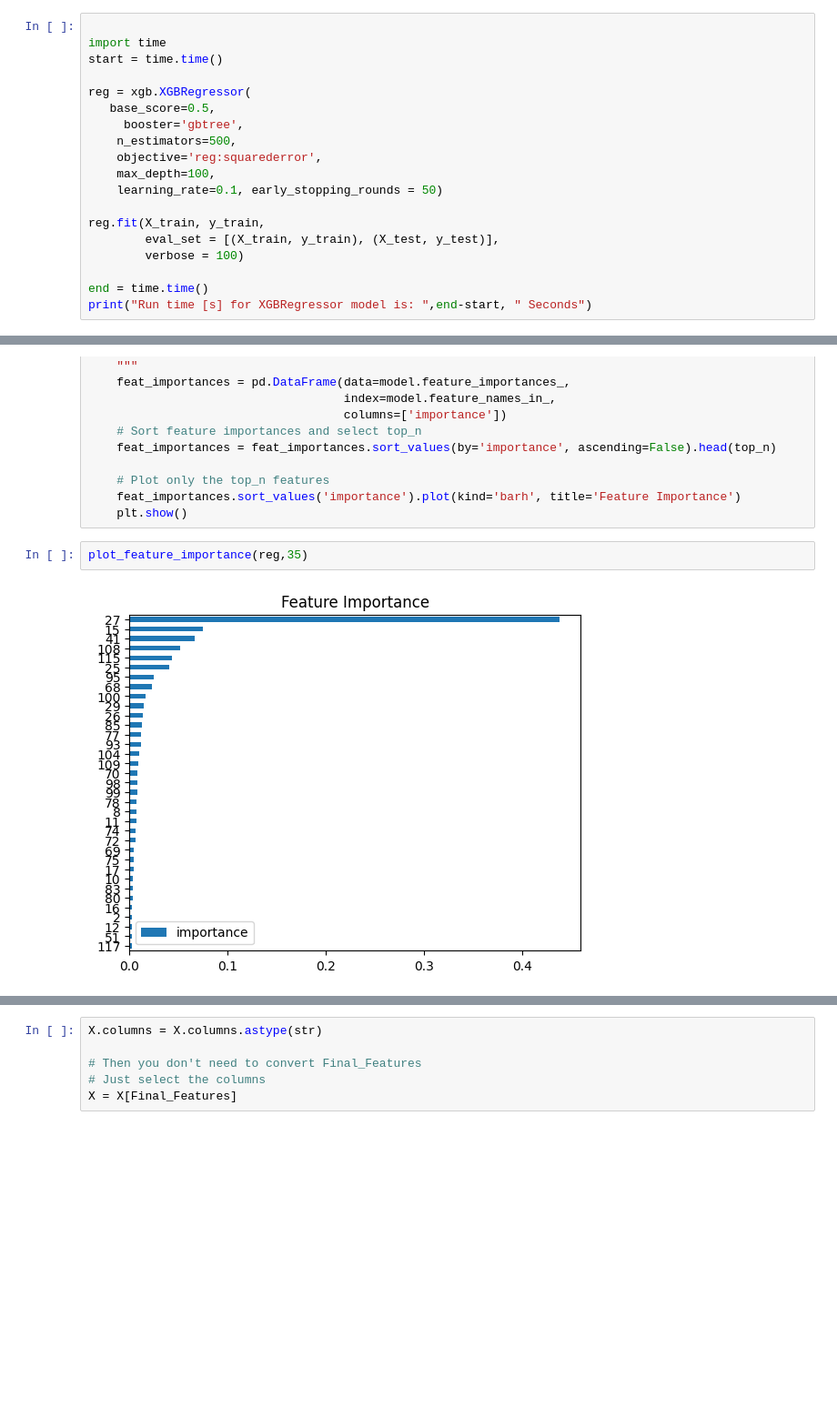
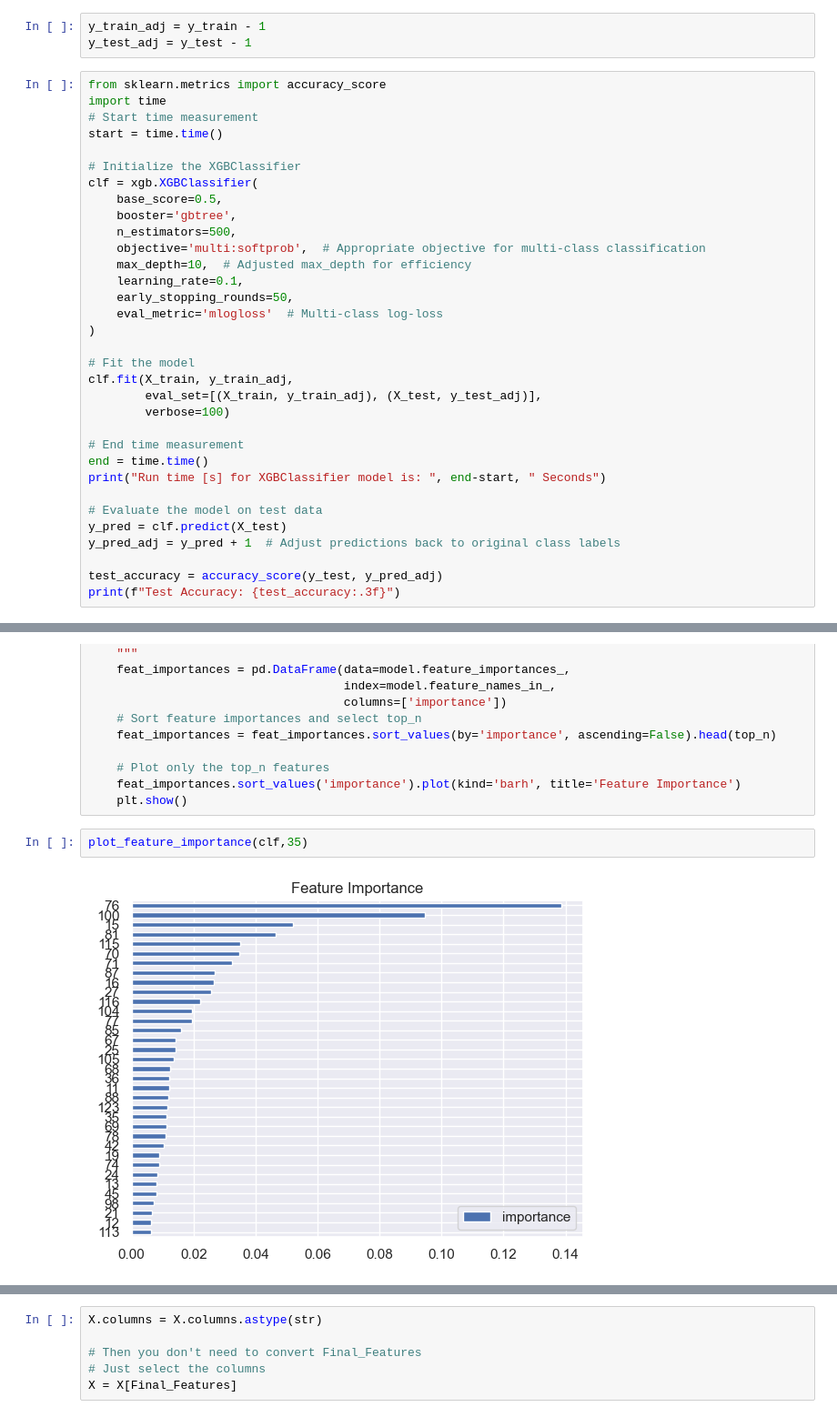
Before and after one commit to InasALKamachy/ML-for-calibration, a Jupyter notebook: notebooks/Feature_Selection.ipynb, the cells around one changed output, grey strips where cells are left out. Shown: that part at 91% size. Drawn from its saved outputs; the diff is of its cells as text; blank space fills up the shorter version.

```diff
--- a/notebooks/Feature_Selection.ipynb
+++ b/notebooks/Feature_Selection.ipynb
@@ -103,20 +119,37 @@ X_train, X_test, y_train, y_test = train_test_split(X, y, test_size=0.2, shuffle
+# %%
+y_train_adj = y_train - 1
+y_test_adj = y_test - 1
 # %%
-
+from sklearn.metrics import accuracy_score
 import time
+# Start time measurement
 start = time.time()
 
-reg = xgb.XGBRegressor(
-   base_score=0.5,
-     booster='gbtree',
+# Initialize the XGBClassifier
+clf = xgb.XGBClassifier(
+    base_score=0.5,
+    booster='gbtree',
     n_estimators=500,
-    objective='reg:squarederror',
-    max_depth=100,
-    learning_rate=0.1, early_stopping_rounds = 50)
+    objective='multi:softprob',  # Appropriate objective for multi-class classification
+    max_depth=10,  # Adjusted max_depth for efficiency
+    learning_rate=0.1,
+    early_stopping_rounds=50,
+    eval_metric='mlogloss'  # Multi-class log-loss
+)
 
-reg.fit(X_train, y_train,
-        eval_set = [(X_train, y_train), (X_test, y_test)],
-        verbose = 100)
+# Fit the model
+clf.fit(X_train, y_train_adj,
+        eval_set=[(X_train, y_train_adj), (X_test, y_test_adj)],
+        verbose=100)
 
+# End time measurement
 end = time.time()
-print("Run time [s] for XGBRegressor model is: ",end-start, " Seconds")
+print("Run time [s] for XGBClassifier model is: ", end-start, " Seconds")
+
+# Evaluate the model on test data
+y_pred = clf.predict(X_test)
+y_pred_adj = y_pred + 1  # Adjust predictions back to original class labels
+
+test_accuracy = accuracy_score(y_test, y_pred_adj)
+print(f"Test Accuracy: {test_accuracy:.3f}")
 # %% [output]
@@ -180,9 +230,9 @@ def plot_feature_importance(model, top_n=10):
     feat_importances.sort_values('importance').plot(kind='barh', title='Feature Importance')
     plt.show()
 # %%
-plot_feature_importance(reg,35)
+plot_feature_importance(clf,35)
 # %% [output]
-[figure, old version]
+[figure, new version]
 # %%
 from sklearn.feature_selection import SelectFromModel
 
```
Also changed, not shown: parts of 20 cells of this notebook, 1 other file.
